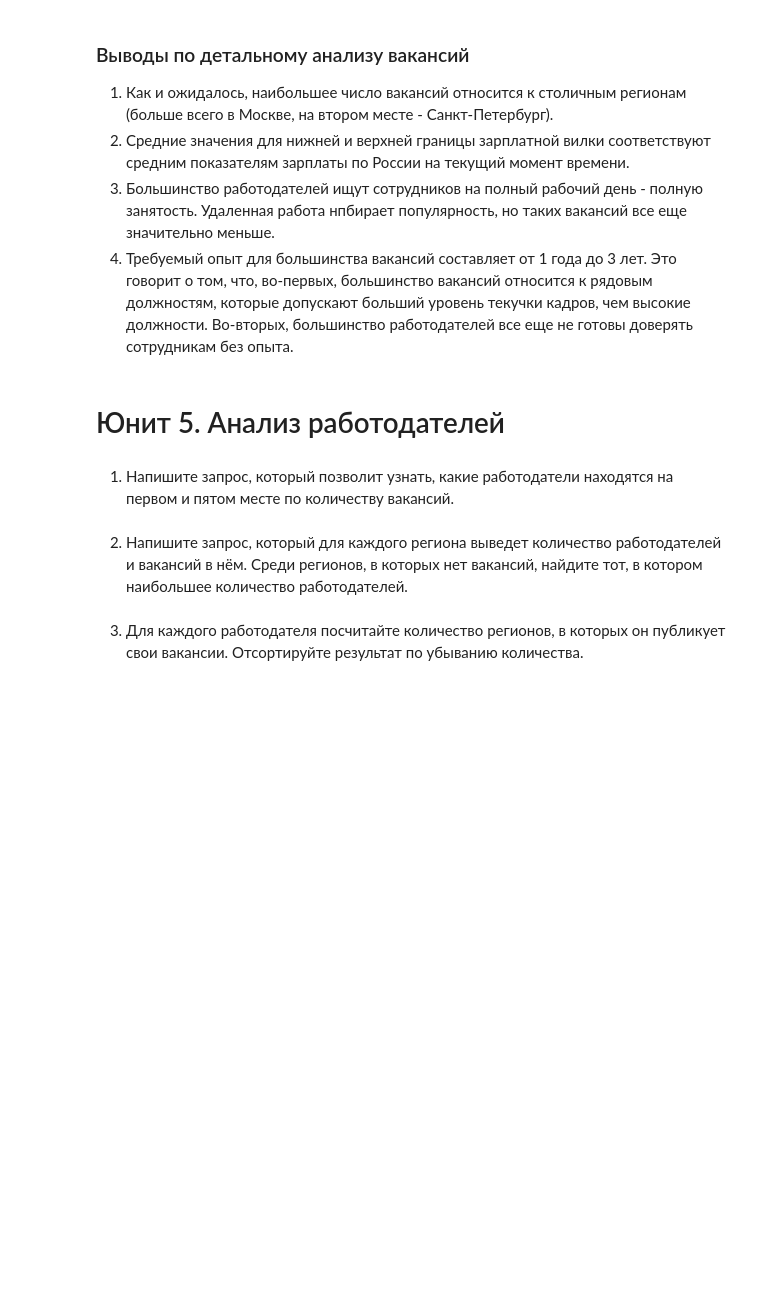
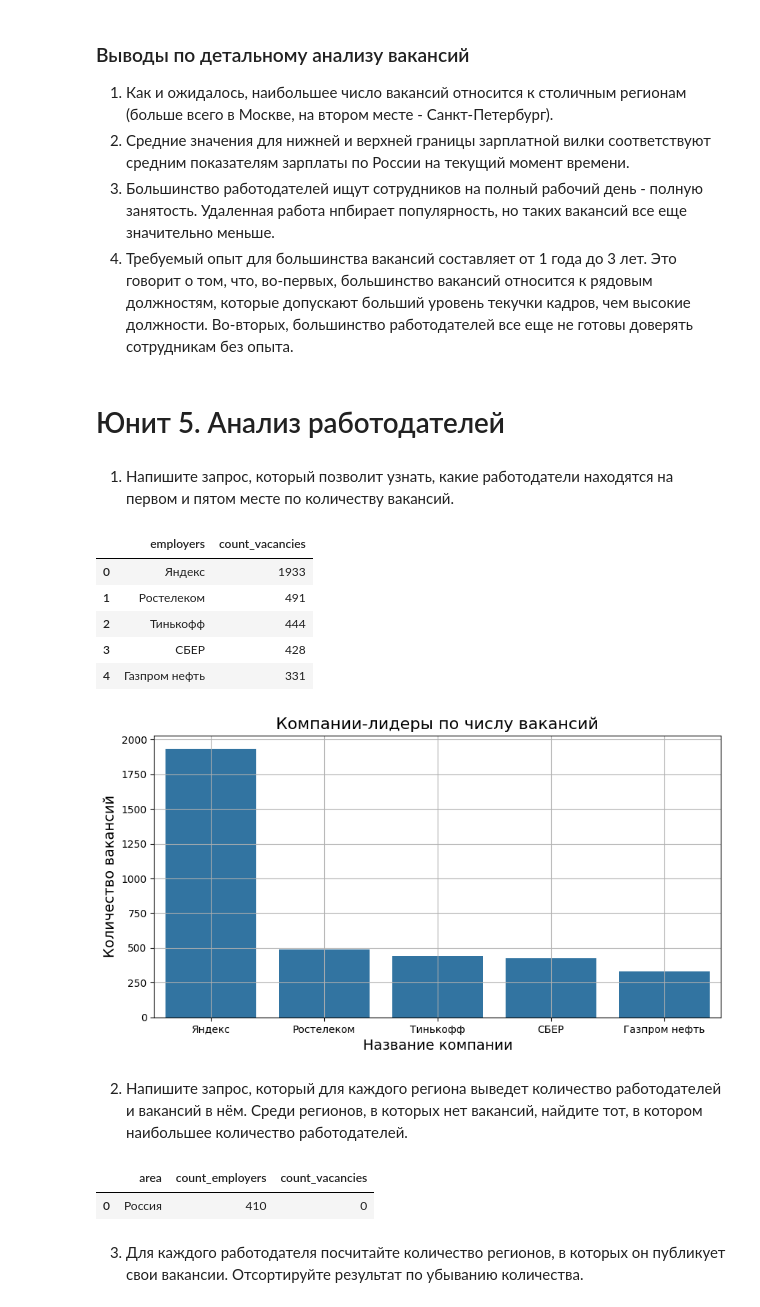
Before and after one commit to vokhmianin-da/Project2_HH_analysis, a Jupyter notebook: Project_2_Notebook.ipynb, the cells around one changed output. Saved outputs shown, nothing was run; the diff lists cells and outputs as text; code cells hidden in the pictures; blank space fills up the shorter version.

```diff
--- a/Project_2_Notebook.ipynb
+++ b/Project_2_Notebook.ipynb
@@ -250,8 +250,40 @@ barplot.grid()
 1. Напишите запрос, который позволит узнать, какие работодатели находятся на первом и пятом месте по количеству вакансий.
 # %%
 # текст запроса
+query_5_1 = f'''SELECT
+    emp.name AS employers, --наименование работодателя
+    COUNT(v.name) AS count_vacancies --количество вакансий
+FROM employers AS emp
+-- объединяем с таблицей вакансий
+-- где id работодателя равно id работодателя в таблице вакансий
+JOIN vacancies AS v ON v.employer_id = emp.id
+GROUP BY employers -- группируем по работодателям
+ORDER BY count_vacancies DESC -- сортируем по вакансиям в порядке убывания
+LIMIT 5 -- ограничиваем вывод 5 строками'''
 # %%
 # результат запроса
+count_vacancies_of_employers = pd.read_sql_query(query_5_1, connection)
+display(count_vacancies_of_employers)
+
+fig, axes = plt.subplots(nrows=1, ncols=1, figsize=(10, 5))
+barplot = sns.barplot(
+    data=count_vacancies_of_employers,
+    x='employers',
+    y='count_vacancies',
+    orient='v'
+)
+barplot.set_title('Компании-лидеры по числу вакансий', fontsize=16);
+barplot.set_xlabel('Название компании', fontsize=14);
+barplot.set_ylabel('Количество вакансий', fontsize=14);
+barplot.grid()
+# %% [output]
+|  | employers | count_vacancies |
+| 0 | Яндекс | 1933 |
+| 1 | Ростелеком | 491 |
+| 2 | Тинькофф | 444 |
+| 3 | СБЕР | 428 |
+| 4 | Газпром нефть | 331 |
+[figure, added]
 # %% [markdown]
 2. Напишите запрос, который для каждого региона выведет количество работодателей и вакансий в нём.
 Среди регионов, в которых нет вакансий, найдите тот, в котором наибольшее количество работодателей.
@@ -260,5 +312,10 @@ barplot.grid()
 # %%
 # результат запроса
+count_employers_of_area_without_vacancies = pd.read_sql_query(query_5_2, connection)
+display(count_employers_of_area_without_vacancies)
+# %% [output]
+|  | area | count_employers | count_vacancies |
+| 0 | Россия | 410 | 0 |
 # %% [markdown]
 3. Для каждого работодателя посчитайте количество регионов, в которых он публикует свои вакансии. Отсортируйте результат по убыванию количества.
 # %%
```
Also changed, not shown: parts of 9 cells of this notebook.
